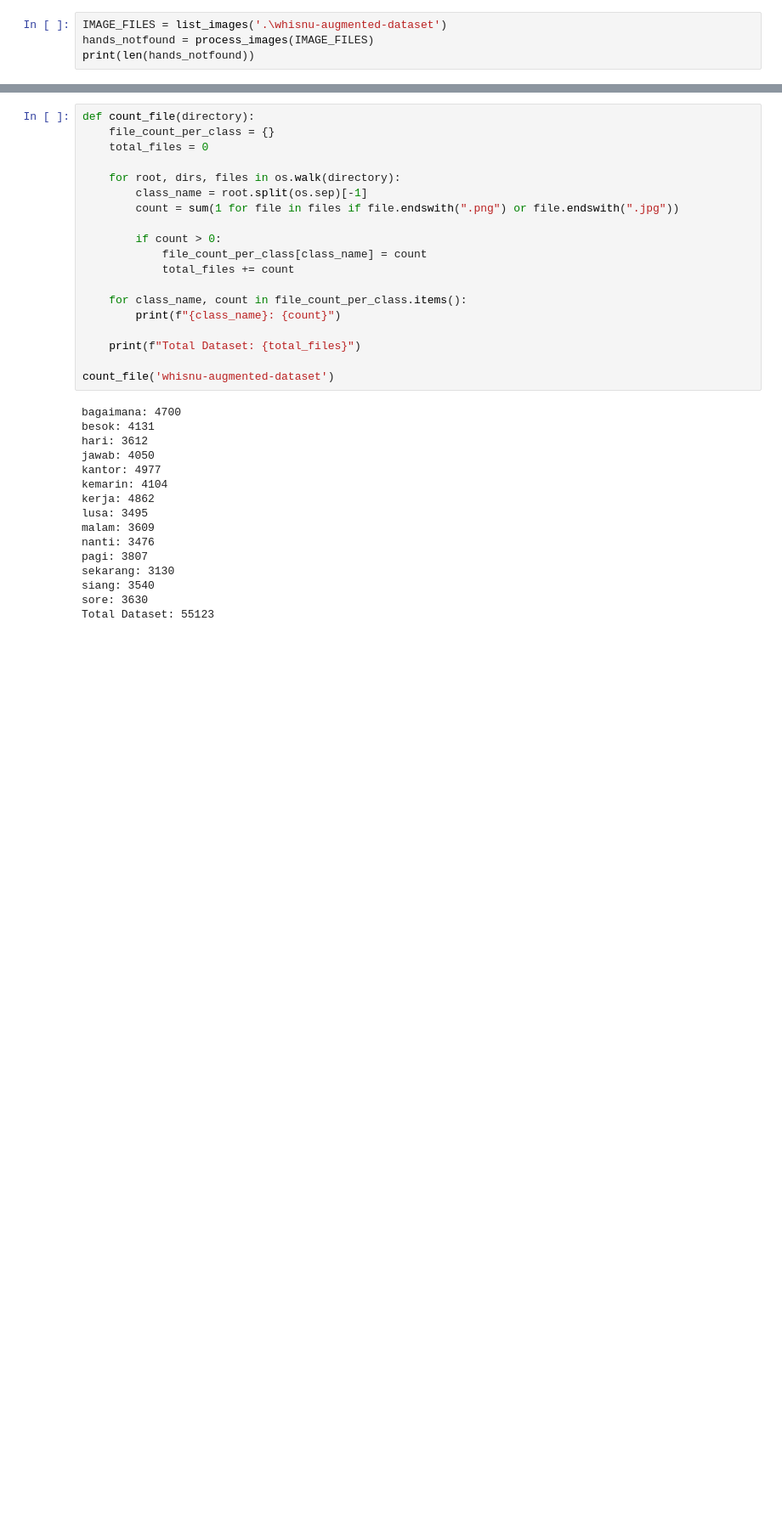
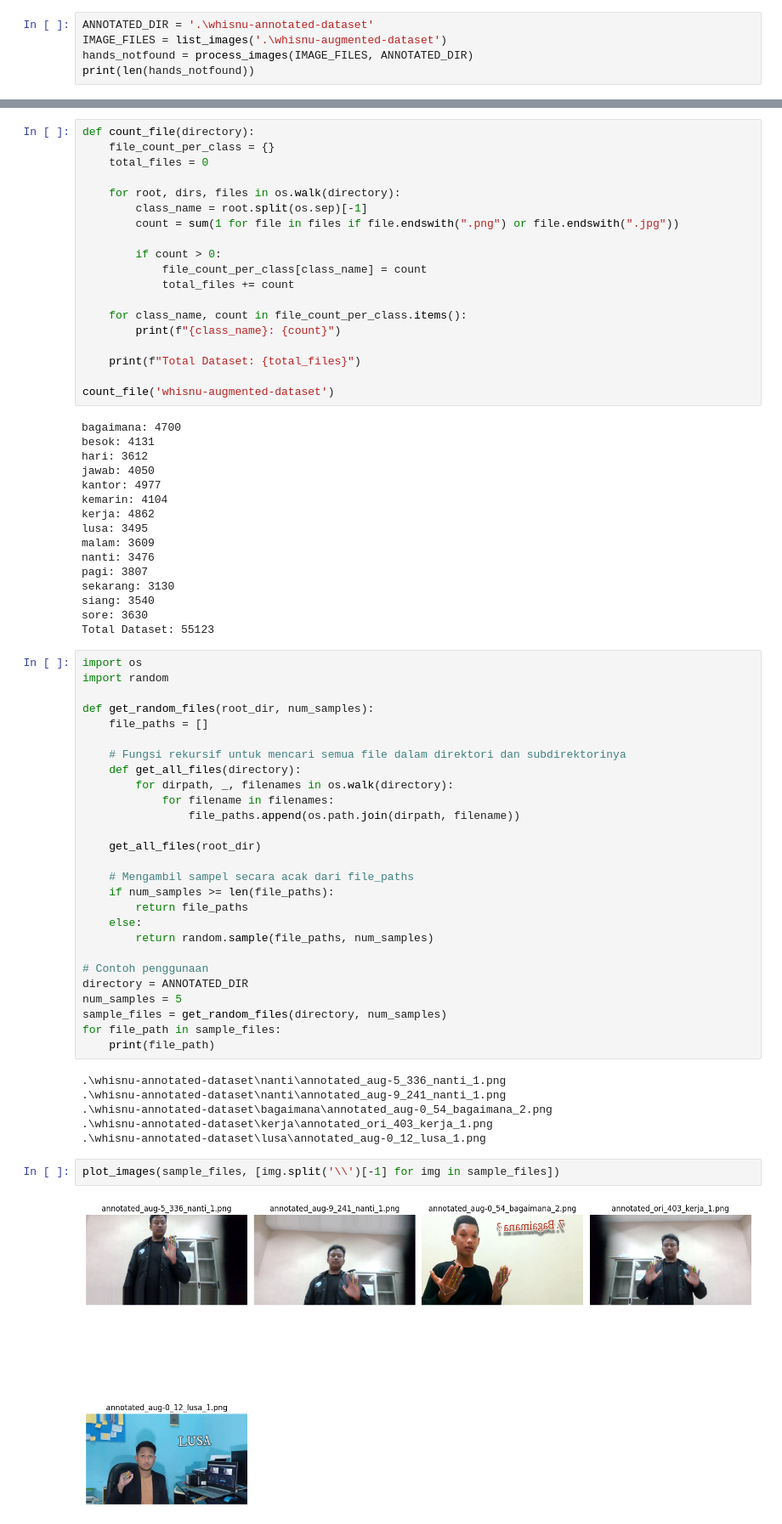
Before and after one commit to Swara-id/ml, a Jupyter notebook: exploring-data.ipynb, the cells around one changed output, grey strips where cells are left out. Shown at 85% size. Cells and saved outputs as stored; diff of their text form; blank space fills up the shorter version.

Commit message:
feat: create explore and annotate image function

```diff
--- a/exploring-data.ipynb
+++ b/exploring-data.ipynb
@@ -214,7 +234,8 @@ def list_images(directory):
 # %% [markdown]
 # Find Bad Image (Hand not Detected)
 # %%
+ANNOTATED_DIR = '.\whisnu-annotated-dataset'
 IMAGE_FILES = list_images('.\whisnu-augmented-dataset')
-hands_notfound = process_images(IMAGE_FILES)
+hands_notfound = process_images(IMAGE_FILES, ANNOTATED_DIR)
 print(len(hands_notfound))
 # %% [output]
@@ -297,3 +334,40 @@ sekarang: 3130
 siang: 3540
 sore: 3630
 Total Dataset: 55123
+# %%
+import os
+import random
+
+def get_random_files(root_dir, num_samples):
+    file_paths = []
+
+    # Fungsi rekursif untuk mencari semua file dalam direktori dan subdirektorinya
+    def get_all_files(directory):
+        for dirpath, _, filenames in os.walk(directory):
+            for filename in filenames:
+                file_paths.append(os.path.join(dirpath, filename))
+
+    get_all_files(root_dir)
+
+    # Mengambil sampel secara acak dari file_paths
+    if num_samples >= len(file_paths):
+        return file_paths
+    else:
+        return random.sample(file_paths, num_samples)
+
+# Contoh penggunaan
+directory = ANNOTATED_DIR
+num_samples = 5
+sample_files = get_random_files(directory, num_samples)
+for file_path in sample_files:
+    print(file_path)
+# %% [output]
+.\whisnu-annotated-dataset\nanti\annotated_aug-5_336_nanti_1.png
+.\whisnu-annotated-dataset\nanti\annotated_aug-9_241_nanti_1.png
+.\whisnu-annotated-dataset\bagaimana\annotated_aug-0_54_bagaimana_2.png
+.\whisnu-annotated-dataset\kerja\annotated_ori_403_kerja_1.png
+.\whisnu-annotated-dataset\lusa\annotated_aug-0_12_lusa_1.png
+# %%
+plot_images(sample_files, [img.split('\\')[-1] for img in sample_files])
+# %% [output]
+[figure, added]
```
Also changed, not shown: parts of 7 cells of this notebook, 1 other file.
